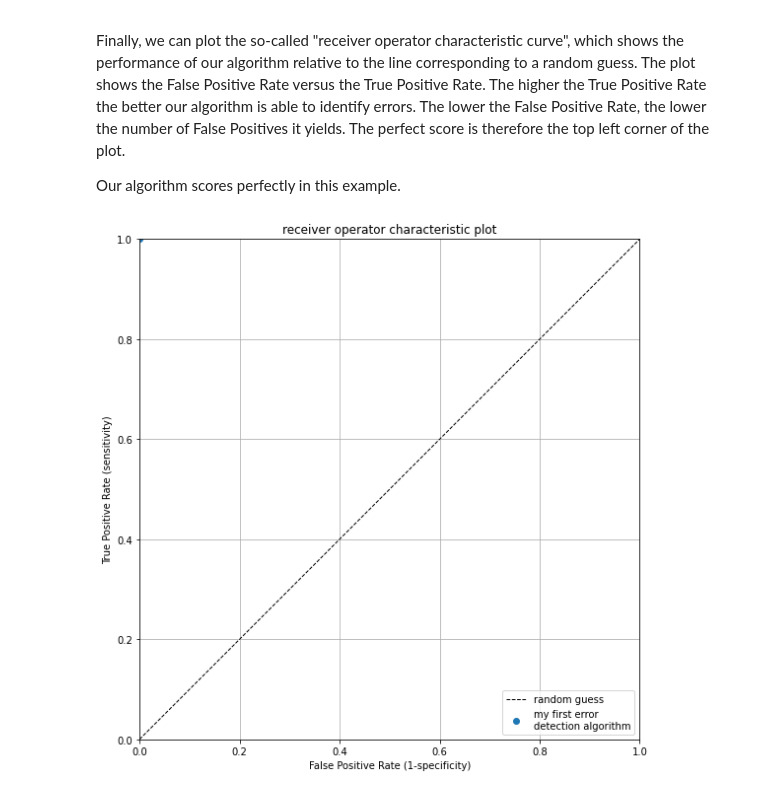
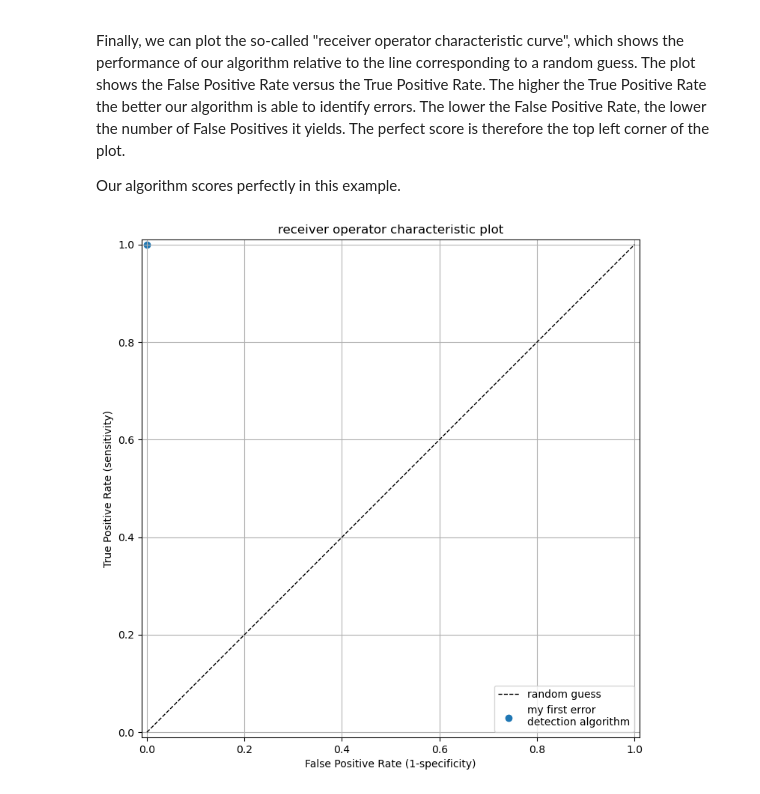
Before and after one commit to ArtesiaWater/traval, a Jupyter notebook: examples/notebooks/ex01_applying_automatic_error_detection_algorithms_to_a_timeseries.ipynb, the cells around one changed output. Cells and saved outputs as stored; diff of their text form; code cells hidden in the pictures.

```diff
--- a/examples/notebooks/ex01_applying_automatic_error_detection_algorithms_to_a_timeseries.ipynb
+++ b/examples/notebooks/ex01_applying_automatic_error_detection_algorithms_to_a_timeseries.ipynb
@@ -310,7 +344,9 @@ Our algorithm scores perfectly in this example.
 # %%
 label = "my first error \ndetection algorithm"
 ax = traval.plots.roc_plot(
     comp.bc.true_positive_rate, comp.bc.false_positive_rate, labels=label
 )
+ax.axis([-0.01, 1.01, -0.01, 1.01])
+ax.legend(loc="lower right");
 # %% [output]
-[figure, old version]
+[figure, new version]
```
Also changed, not shown: parts of 12 cells of this notebook, 4 other files.
